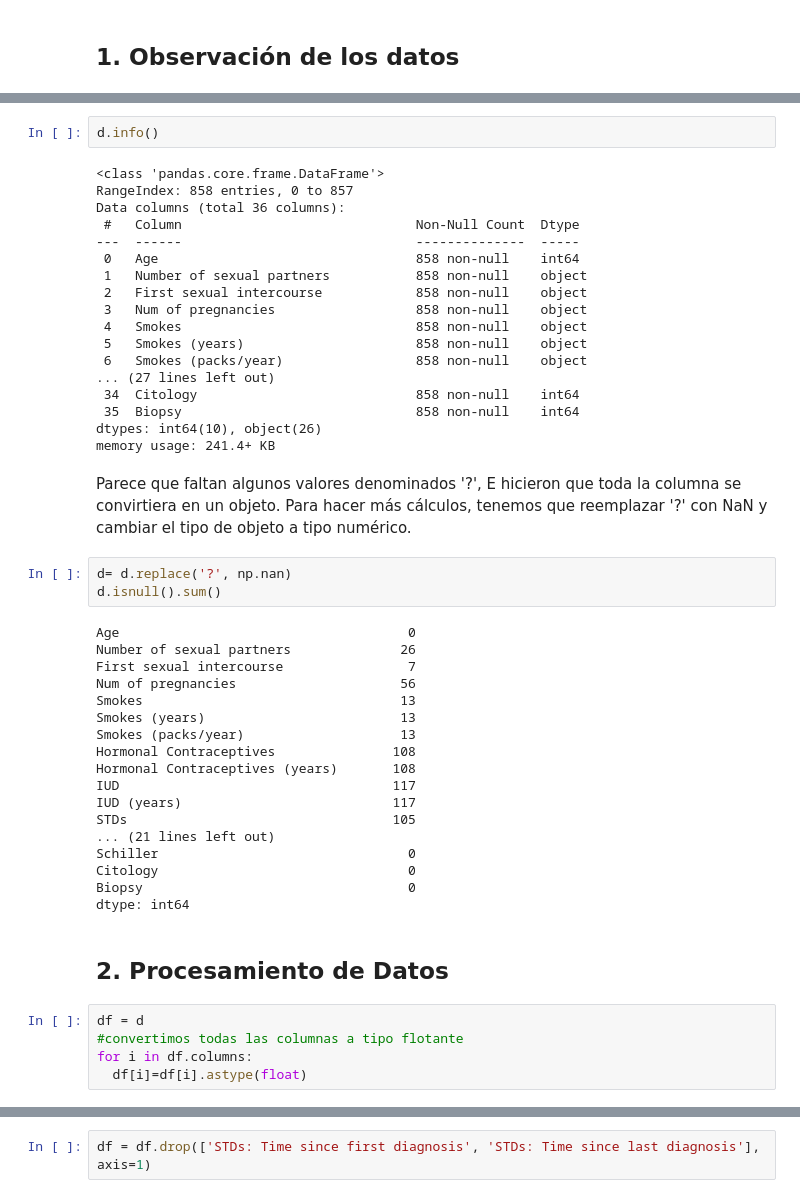
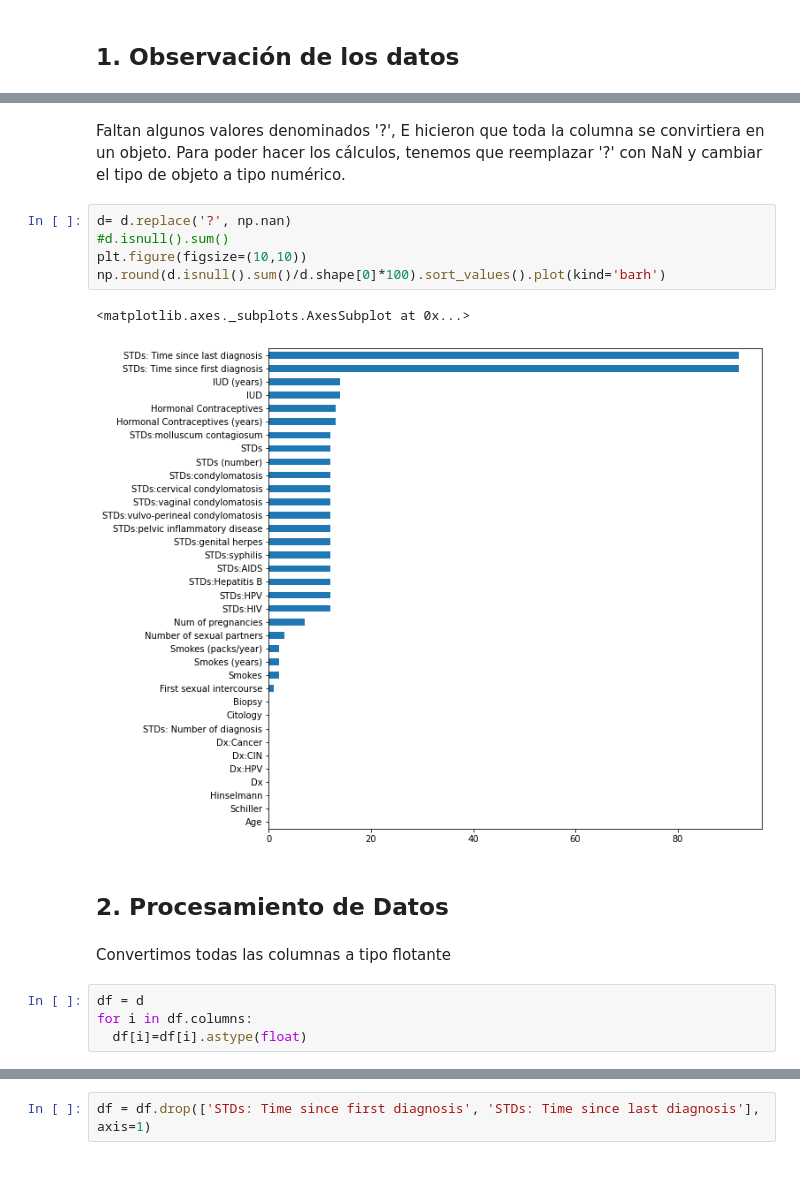
Before and after one commit to Caceres-Santamaria/proyecto-IA, a Jupyter notebook: cancerCervical.ipynb, the cells around one changed output, grey strips where cells are left out. Cells and saved outputs as stored; diff of their text form; blank space fills up the shorter version.

```diff
--- a/cancerCervical.ipynb
+++ b/cancerCervical.ipynb
@@ -85,53 +82,21 @@ tamaño:  (858, 36)
 | 2 | 34 | 1.0 | ? | 1.0 | 0.0 | 0.0 | ... |
 | 3 | 52 | 5.0 | 16.0 | 4.0 | 1.0 | 37.0 | ... |
 | 4 | 46 | 3.0 | 21.0 | 4.0 | 0.0 | 0.0 | ... |
-# %%
-d.info()
-# %% [output]
-<class 'pandas.core.frame.DataFrame'>
-RangeIndex: 858 entries, 0 to 857
-Data columns (total 36 columns):
- #   Column                              Non-Null Count  Dtype
----  ------                              --------------  -----
- 0   Age                                 858 non-null    int64
- 1   Number of sexual partners           858 non-null    object
- 2   First sexual intercourse            858 non-null    object
- 3   Num of pregnancies                  858 non-null    object
- 4   Smokes                              858 non-null    object
- 5   Smokes (years)                      858 non-null    object
- 6   Smokes (packs/year)                 858 non-null    object
-... (27 lines left out)
- 34  Citology                            858 non-null    int64
- 35  Biopsy                              858 non-null    int64
-dtypes: int64(10), object(26)
-memory usage: 241.4+ KB
 # %% [markdown]
-Parece que faltan algunos valores denominados '?', E hicieron que toda la columna se convirtiera en un objeto. Para hacer más cálculos, tenemos que reemplazar '?' con NaN y cambiar el tipo de objeto a tipo numérico.
+Faltan algunos valores denominados '?', E hicieron que toda la columna se convirtiera en un objeto. Para poder hacer los cálculos, tenemos que reemplazar '?' con NaN y cambiar el tipo de objeto a tipo numérico.
 # %%
 d= d.replace('?', np.nan)
-d.isnull().sum()
+#d.isnull().sum()
+plt.figure(figsize=(10,10))
+np.round(d.isnull().sum()/d.shape[0]*100).sort_values().plot(kind='barh')
 # %% [output]
-Age                                     0
-Number of sexual partners              26
-First sexual intercourse                7
-Num of pregnancies                     56
-Smokes                                 13
-Smokes (years)                         13
-Smokes (packs/year)                    13
-Hormonal Contraceptives               108
-Hormonal Contraceptives (years)       108
-IUD                                   117
-IUD (years)                           117
-STDs                                  105
-... (21 lines left out)
-Schiller                                0
-Citology                                0
-Biopsy                                  0
-dtype: int64
+<matplotlib.axes._subplots.AxesSubplot at 0x...>
+[figure, added]
 # %% [markdown]
 ## 2. Procesamiento de Datos
+# %% [markdown]
+Convertimos todas las columnas a tipo flotante
 # %%
 df = d
-#convertimos todas las columnas a tipo flotante
 for i in df.columns:
   df[i]=df[i].astype(float)
```
Also changed, not shown: parts of 102 cells of this notebook.
